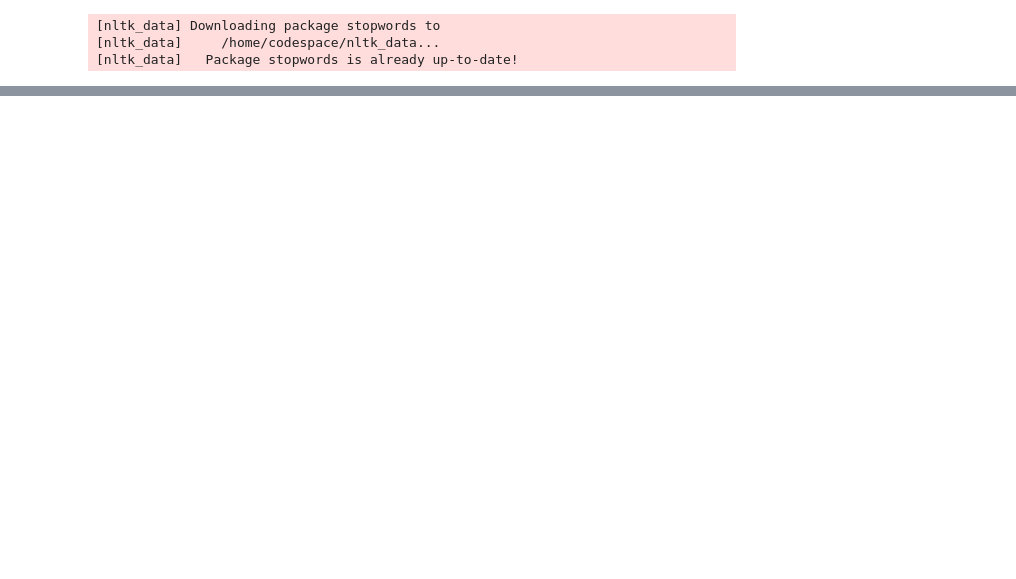
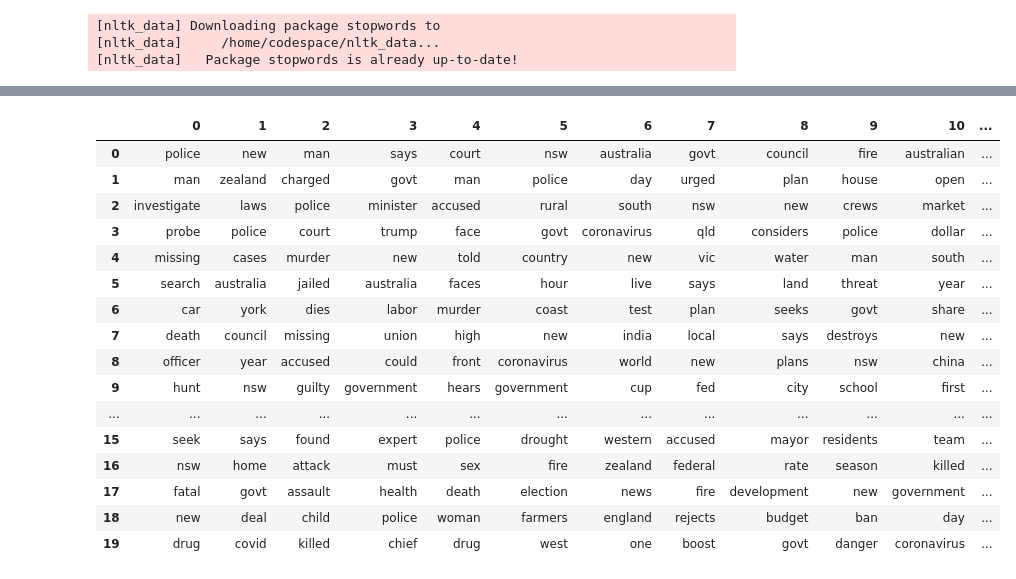
Before and after one commit to Using-Namespace-System/DensePMIWordVectors, a Jupyter notebook: notebooks/term-document-matrix.ipynb, the cells around one changed output, grey strips where cells are left out. Saved outputs shown, nothing was run; the diff lists cells and outputs as text; code cells hidden in the pictures; blank space fills up the shorter version.

Commit message:
Data is ready to be written to report.

```diff
--- a/notebooks/term-document-matrix.ipynb
+++ b/notebooks/term-document-matrix.ipynb
@@ -111,0 +114,24 @@ Stored 'dictionary_lookup' (dict)
+# %%
+similarity_matrix  = sparse_word_doc_matrix @ sparse_word_doc_matrix.T
+
+similarity_matrix_compressed = similarity_matrix[(-similarity_matrix.sum(axis = 1)).argsort()[:20]].toarray()
+
+pd.DataFrame((-similarity_matrix_compressed).argsort(axis = 1)[:20,:20].T).applymap(dictionary_lookup.get)
+# %% [output]
+|  | 0 | 1 | 2 | 3 | 4 | 5 | 6 | 7 | 8 | 9 | 10 | ... |
+| 0 | police | new | man | says | court | nsw | australia | govt | council | fire | australian | ... |
+| 1 | man | zealand | charged | govt | man | police | day | urged | plan | house | open | ... |
+| 2 | investigate | laws | police | minister | accused | rural | south | nsw | new | crews | market | ... |
+| 3 | probe | police | court | trump | face | govt | coronavirus | qld | considers | police | dollar | ... |
+| 4 | missing | cases | murder | new | told | country | new | vic | water | man | south | ... |
+| 5 | search | australia | jailed | australia | faces | hour | live | says | land | threat | year | ... |
+| 6 | car | york | dies | labor | murder | coast | test | plan | seeks | govt | share | ... |
+| 7 | death | council | missing | union | high | new | india | local | says | destroys | new | ... |
+| 8 | officer | year | accused | could | front | coronavirus | world | new | plans | nsw | china | ... |
+| 9 | hunt | nsw | guilty | government | hears | government | cup | fed | city | school | first | ... |
+| ... | ... | ... | ... | ... | ... | ... | ... | ... | ... | ... | ... | ... |
+| 15 | seek | says | found | expert | police | drought | western | accused | mayor | residents | team | ... |
+| 16 | nsw | home | attack | must | sex | fire | zealand | federal | rate | season | killed | ... |
+| 17 | fatal | govt | assault | health | death | election | news | fire | development | new | government | ... |
+| 18 | new | deal | child | police | woman | farmers | england | rejects | budget | ban | day | ... |
+| 19 | drug | covid | killed | chief | drug | west | one | boost | govt | danger | coronavirus | ... |
```
Also changed, not shown: parts of 2 cells of this notebook, 4 other files.
